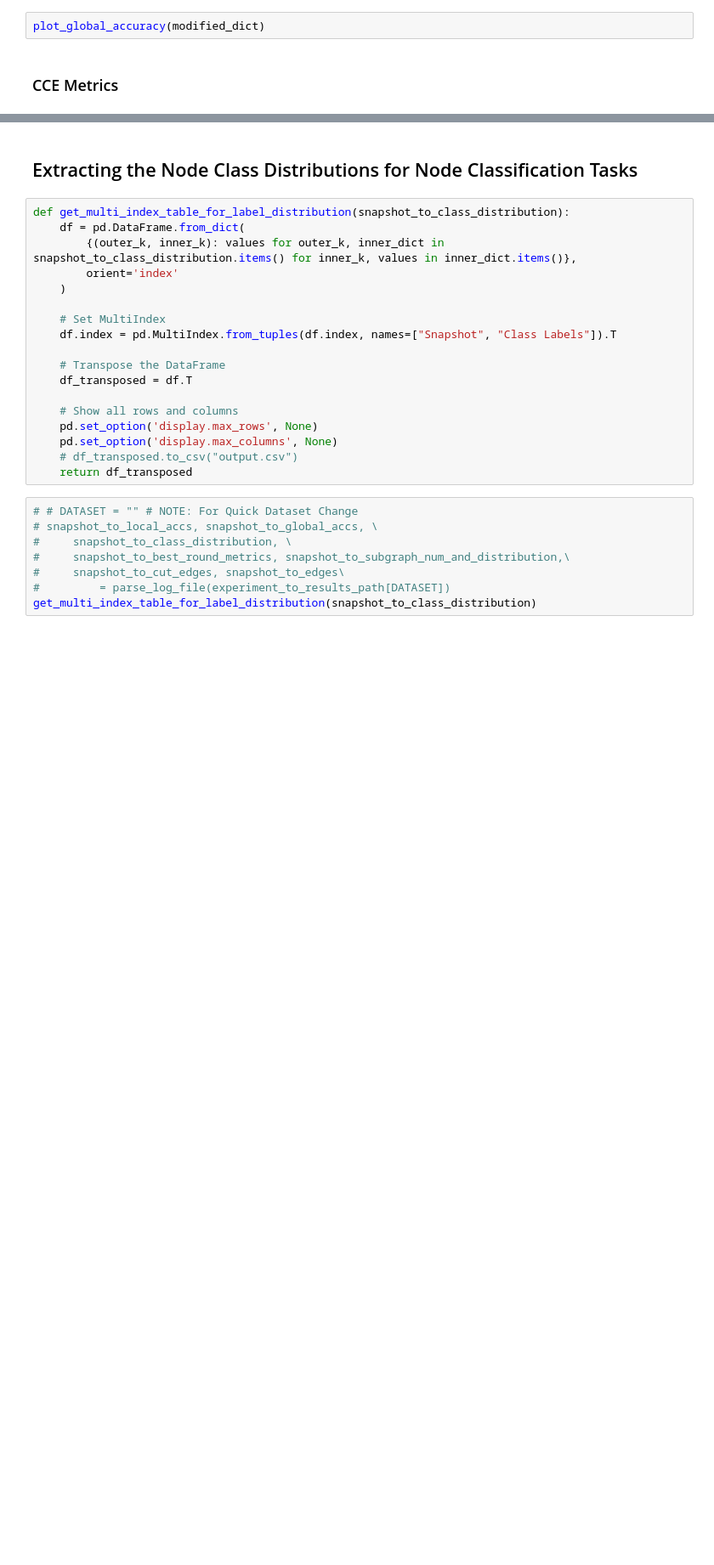
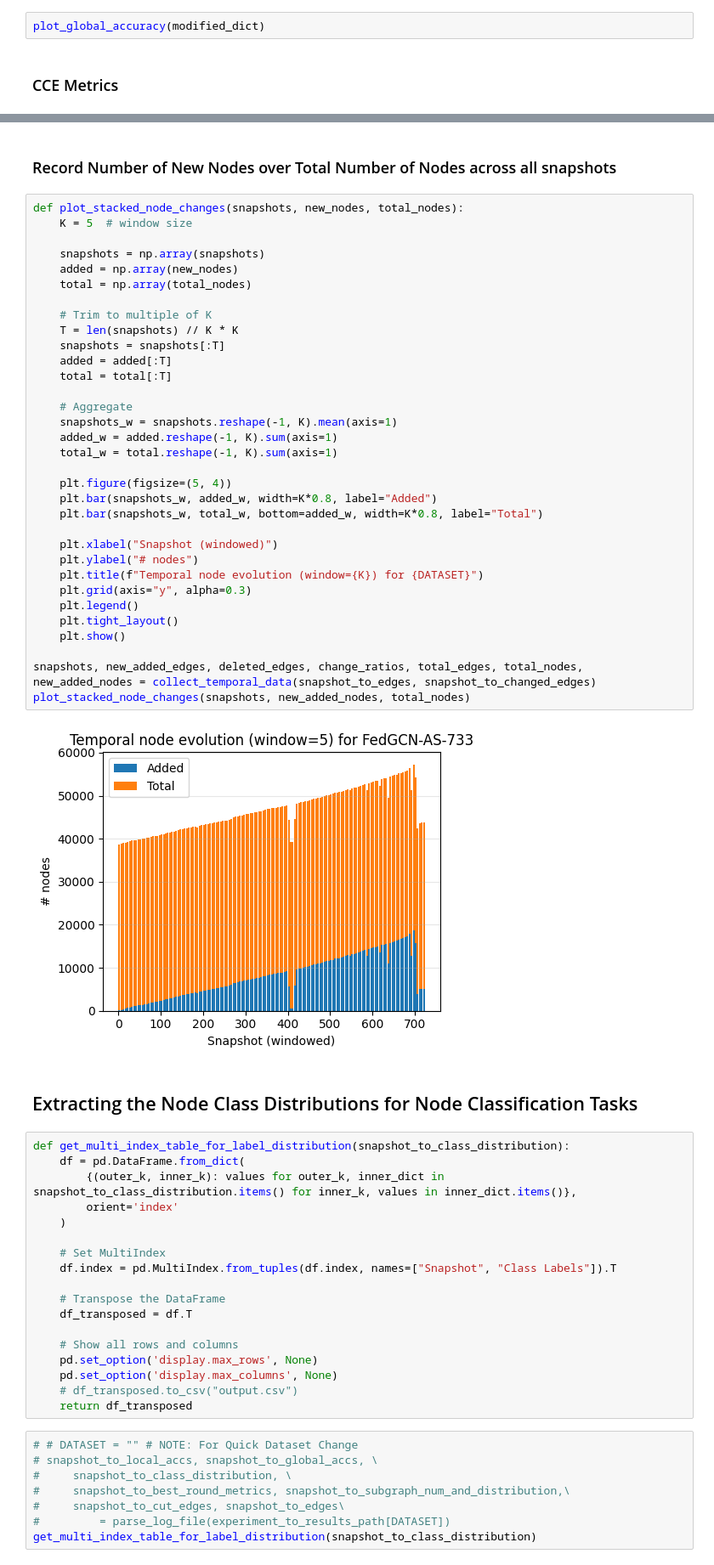
Before and after one commit to Ashley0909/DG-CoLearn, a Jupyter notebook: analysis.ipynb, the cells around one changed output, grey strips where cells are left out. Shown at 85% size. Drawn from its saved outputs; the diff is of its cells as text; blank space fills up the shorter version.

```diff
--- a/analysis.ipynb
+++ b/analysis.ipynb
@@ -558,3 +798,40 @@ FedGCN CCE Metrics: {'acc': (0.8292777442581367, 0.09766931872867297), 'mrr': (0
+# %% [markdown]
+### Record Number of New Nodes over Total Number of Nodes across all snapshots
+# %%
+def plot_stacked_node_changes(snapshots, new_nodes, total_nodes):
+    K = 5  # window size
+
+    snapshots = np.array(snapshots)
+    added = np.array(new_nodes)
+    total = np.array(total_nodes)
+
+    # Trim to multiple of K
+    T = len(snapshots) // K * K
+    snapshots = snapshots[:T]
+    added = added[:T]
+    total = total[:T]
+
+    # Aggregate
+    snapshots_w = snapshots.reshape(-1, K).mean(axis=1)
+    added_w = added.reshape(-1, K).sum(axis=1)
+    total_w = total.reshape(-1, K).sum(axis=1)
+
+    plt.figure(figsize=(5, 4))
+    plt.bar(snapshots_w, added_w, width=K*0.8, label="Added")
+    plt.bar(snapshots_w, total_w, bottom=added_w, width=K*0.8, label="Total")
+
+    plt.xlabel("Snapshot (windowed)")
+    plt.ylabel("# nodes")
+    plt.title(f"Temporal node evolution (window={K}) for {DATASET}")
+    plt.grid(axis="y", alpha=0.3)
+    plt.legend()
+    plt.tight_layout()
+    plt.show()
+
+snapshots, new_added_edges, deleted_edges, change_ratios, total_edges, total_nodes, new_added_nodes = collect_temporal_data(snapshot_to_edges, snapshot_to_changed_edges)
+plot_stacked_node_changes(snapshots, new_added_nodes, total_nodes)
+# %% [output]
+[figure, added]
 # %% [markdown]
 ## Extracting the Node Class Distributions for Node Classification Tasks
 # %%
```
Also changed, not shown: parts of 17 cells of this notebook, 2 other files.
